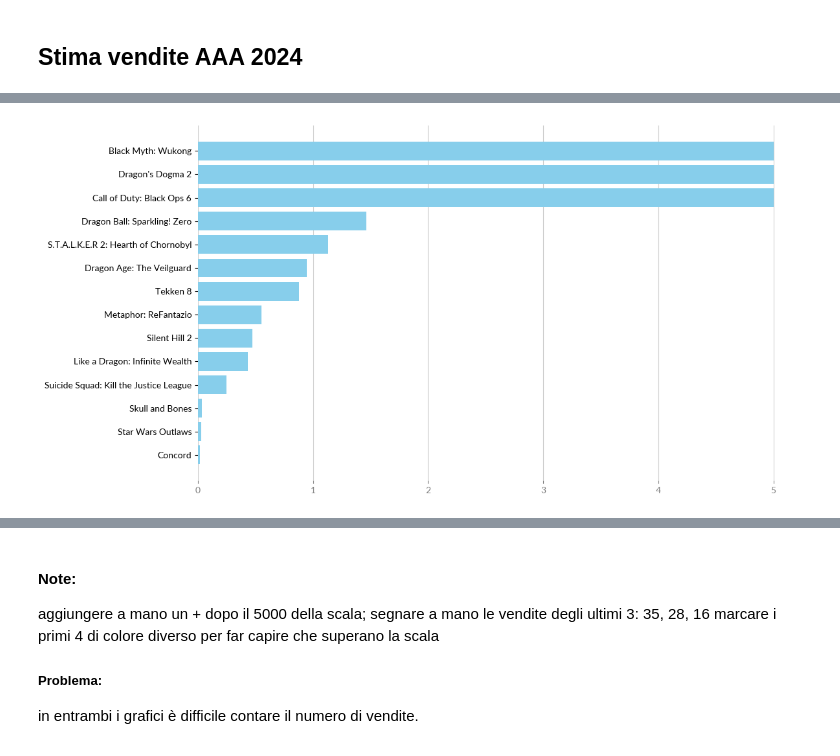
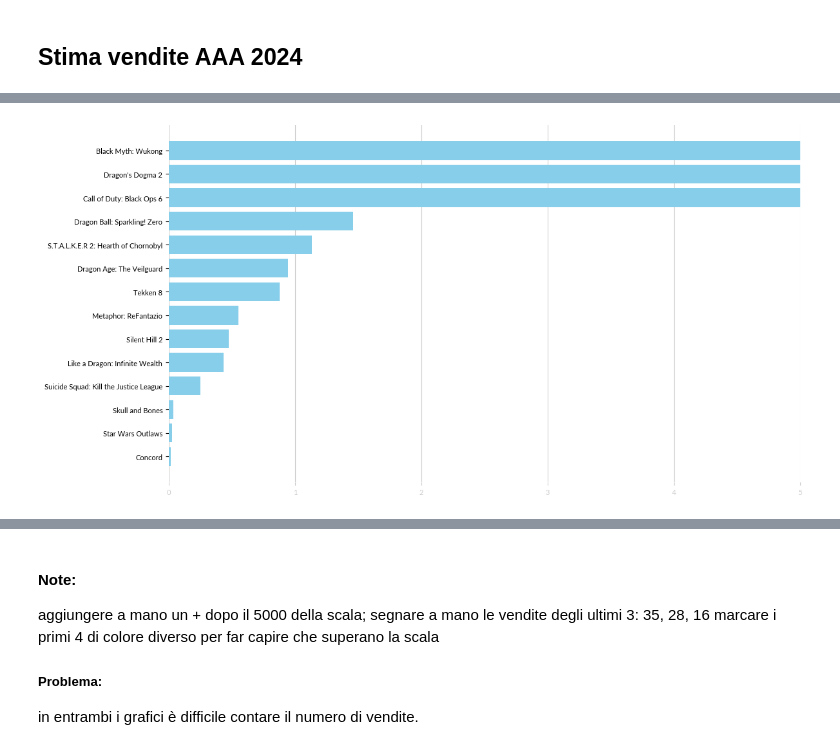
Before and after one commit to demic-dev/vs-project, a Jupyter notebook: charts.ipynb, the cells around one changed output, grey strips where cells are left out. Saved outputs shown, nothing was run; the diff lists cells and outputs as text; code cells hidden in the pictures.

```diff
--- a/charts.ipynb
+++ b/charts.ipynb
@@ -67,7 +67,7 @@ def cap_values(value, max_cap):
     return min(value, max_cap) if value > max_cap else value
 # %%
 sales_aaa = sales_aaa_aa.query('production == "AAA" and sales_k > 0')
-sales_aaa['capped_sales'] = sales_aaa.apply(lambda x: cap_values(x['sales_k'], max_cap), axis=1)
+# sales_aaa['capped_sales'] = sales_aaa.apply(lambda x: cap_values(x['sales_k'], max_cap), axis=1)
 
 sales_aaa
 # %% [output]
@@ -94,20 +89,25 @@ See the caveats in the documentation: https://pandas.pydata.org/pandas-docs/stab
 # %%
-sales_aaa = sales_aaa.sort_values(by=['capped_sales'])
+sales_aaa = sales_aaa.sort_values(by=['sales_k'])
 
 fig, ax = plt.subplots(figsize=(12, 6))
 for spine in plt.gca().spines.values(): spine.set_visible(False)
 
-plt.barh(sales_aaa['name'], sales_aaa['capped_sales']/1000, color='skyblue')
+plt.barh(sales_aaa['name'], sales_aaa['sales_k']/1000, color='skyblue')
+
+ax.set_xlim(0, 5)
+
+rect = ax.patch
+rect.set_alpha(0)
 
 # plt.title('Stima vendite delle major releases del 2024')
 # plt.xlabel('MILIONI di copie vendute')
 # plt.ylabel('')
 
 plt.tight_layout()
 ax.set_axisbelow(True)
 ax.tick_params(axis='x', colors='#cccccc')
 ax.xaxis.grid(color='#cccccc')
 
 plt.savefig(build_chart_path("sales_aaa_2024"), format="svg")
 # %% [output]
-[figure, old version]
+[figure, new version]
```
Also changed, not shown: parts of 8 cells of this notebook, 13 other files.
